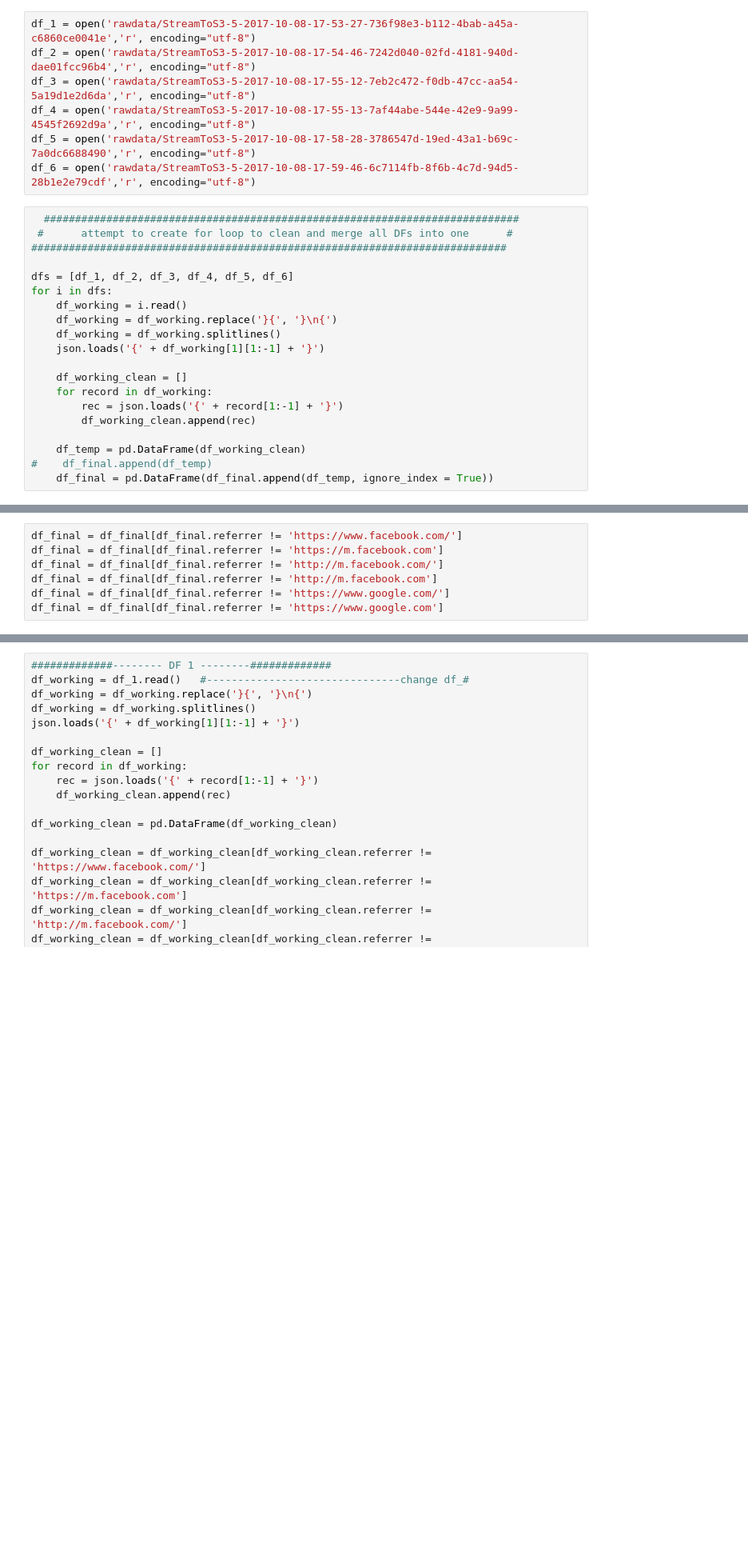
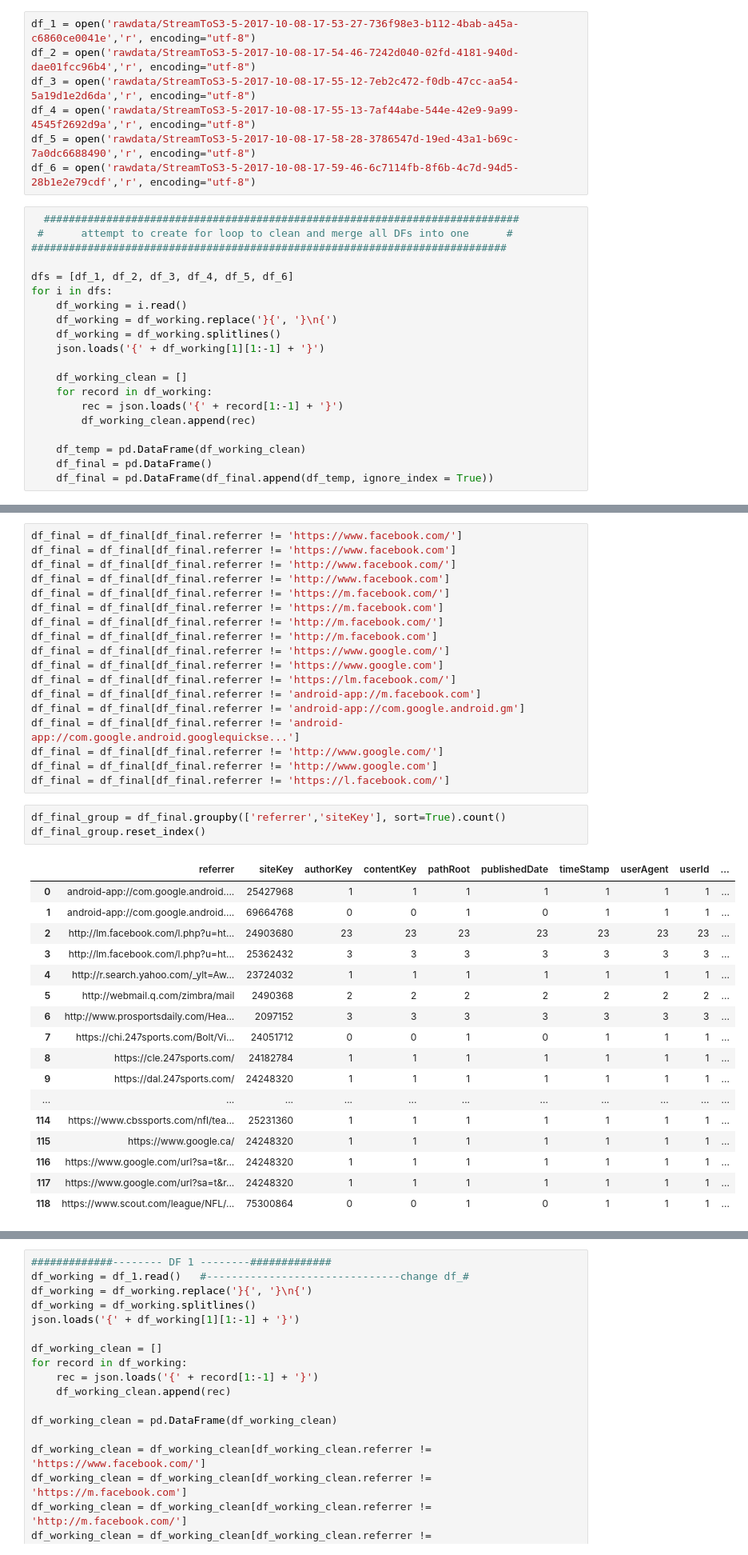
Before and after one commit to DEREJEGETU/24Sports, a Jupyter notebook: DataPrep_1.ipynb, the cells around one changed output, grey strips where cells are left out. Shown at 80% size. Saved outputs shown, nothing was run; the diff lists cells and outputs as text; blank space fills up the shorter version.

```diff
--- a/DataPrep_1.ipynb
+++ b/DataPrep_1.ipynb
@@ -110,5 +110,5 @@ for i in dfs:
         df_working_clean.append(rec)
 
     df_temp = pd.DataFrame(df_working_clean)
-#    df_final.append(df_temp)
+    df_final = pd.DataFrame()
     df_final = pd.DataFrame(df_final.append(df_temp, ignore_index = True))
@@ -136,7 +115,39 @@ df_final
 # %%
 df_final = df_final[df_final.referrer != 'https://www.facebook.com/']
+df_final = df_final[df_final.referrer != 'https://www.facebook.com']
+df_final = df_final[df_final.referrer != 'http://www.facebook.com/']
+df_final = df_final[df_final.referrer != 'http://www.facebook.com']
+df_final = df_final[df_final.referrer != 'https://m.facebook.com/']
 df_final = df_final[df_final.referrer != 'https://m.facebook.com']
 df_final = df_final[df_final.referrer != 'http://m.facebook.com/']
 df_final = df_final[df_final.referrer != 'http://m.facebook.com']
 df_final = df_final[df_final.referrer != 'https://www.google.com/']
 df_final = df_final[df_final.referrer != 'https://www.google.com']
+df_final = df_final[df_final.referrer != 'https://lm.facebook.com/']
+df_final = df_final[df_final.referrer != 'android-app://m.facebook.com']
+df_final = df_final[df_final.referrer != 'android-app://com.google.android.gm']
+df_final = df_final[df_final.referrer != 'android-app://com.google.android.googlequickse...']
+df_final = df_final[df_final.referrer != 'http://www.google.com/']
+df_final = df_final[df_final.referrer != 'http://www.google.com']
+df_final = df_final[df_final.referrer != 'https://l.facebook.com/']
+# %%
+df_final_group = df_final.groupby(['referrer','siteKey'], sort=True).count()
+df_final_group.reset_index()
+# %% [output]
+|  | referrer | siteKey | authorKey | contentKey | pathRoot | publishedDate | timeStamp | userAgent | userId | ... |
+| 0 | android-app://com.google.android.... | 25427968 | 1 | 1 | 1 | 1 | 1 | 1 | 1 | ... |
+| 1 | android-app://com.google.android.... | 69664768 | 0 | 0 | 1 | 0 | 1 | 1 | 1 | ... |
+| 2 | http://lm.facebook.com/l.php?u=ht... | 24903680 | 23 | 23 | 23 | 23 | 23 | 23 | 23 | ... |
+| 3 | http://lm.facebook.com/l.php?u=ht... | 25362432 | 3 | 3 | 3 | 3 | 3 | 3 | 3 | ... |
+| 4 | http://r.search.yahoo.com/_ylt=Aw... | 23724032 | 1 | 1 | 1 | 1 | 1 | 1 | 1 | ... |
+| 5 | http://webmail.q.com/zimbra/mail | 2490368 | 2 | 2 | 2 | 2 | 2 | 2 | 2 | ... |
+| 6 | http://www.prosportsdaily.com/Hea... | 2097152 | 3 | 3 | 3 | 3 | 3 | 3 | 3 | ... |
+| 7 | https://chi.247sports.com/Bolt/Vi... | 24051712 | 0 | 0 | 1 | 0 | 1 | 1 | 1 | ... |
+| 8 | https://cle.247sports.com/ | 24182784 | 1 | 1 | 1 | 1 | 1 | 1 | 1 | ... |
+| 9 | https://dal.247sports.com/ | 24248320 | 1 | 1 | 1 | 1 | 1 | 1 | 1 | ... |
+| ... | ... | ... | ... | ... | ... | ... | ... | ... | ... | ... |
+| 114 | https://www.cbssports.com/nfl/tea... | 25231360 | 1 | 1 | 1 | 1 | 1 | 1 | 1 | ... |
+| 115 | https://www.google.ca/ | 24248320 | 1 | 1 | 1 | 1 | 1 | 1 | 1 | ... |
+| 116 | https://www.google.com/url?sa=t&r... | 24248320 | 1 | 1 | 1 | 1 | 1 | 1 | 1 | ... |
+| 117 | https://www.google.com/url?sa=t&r... | 24248320 | 1 | 1 | 1 | 1 | 1 | 1 | 1 | ... |
+| 118 | https://www.scout.com/league/NFL/... | 75300864 | 0 | 0 | 1 | 0 | 1 | 1 | 1 | ... |
```
Also changed, not shown: parts of 3 cells of this notebook, 2 other files.
